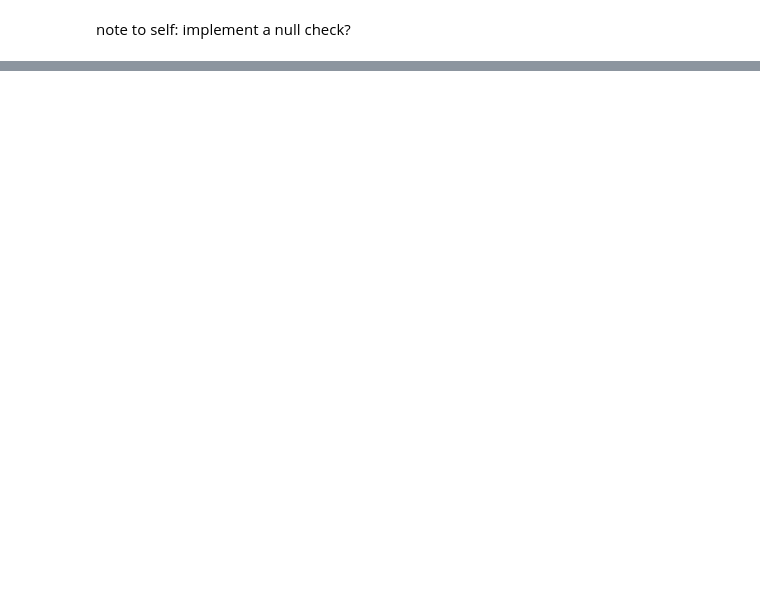
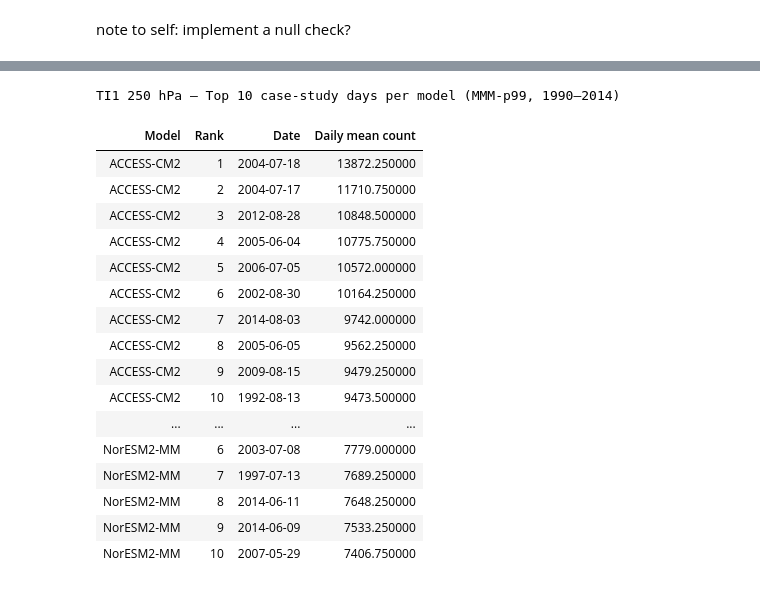
Before and after one commit to lettysolly/CAT_turbulence, a Jupyter notebook: streamlined_turbulence_code.ipynb, the cells around one changed output, grey strips where cells are left out. Drawn from its saved outputs; the diff is of its cells as text; code cells hidden in the pictures; blank space fills up the shorter version.

```diff
--- a/streamlined_turbulence_code.ipynb
+++ b/streamlined_turbulence_code.ipynb
@@ -831,0 +1216,66 @@ pd.DataFrame(rows)
+# %%
+# case studies check:
+
+case_study_dir = f"/scratch/v46/ls7238/CAT_turbulence/{turbulence_index}/{P}hPa/mmm-p99/case-studies"
+
+rows = []
+for run in list_historical:
+    _, source_id, _ = run.split("_")
+    fname = (
+        f"{case_study_dir}/{turbulence_index}-{P}hPa-top10-daily-mean_AUS-15_"
+        f"{run}_BOM_BARPA-R_v1-r1_6hr.nc"
+    )
+    if not os.path.exists(fname):
+        print(f"Missing: {run}")
+        continue
+    with xr.open_dataset(fname) as ds:
+        for i in range(len(ds.time)):
+            t     = pd.Timestamp(ds.time.values[i])
+            rank  = int(ds["rank"].values[i])
+            count = float(ds["daily_count"].values[i])
+            rows.append({
+                "Model":            source_id,
+                "Rank":             rank,
+                "Date":             t.strftime("%Y-%m-%d"),
+                "Daily mean count": count,
+            })
+
+
+df_cs = pd.DataFrame(rows)
+
+# alternating pastel colours per model
+palette = ["#f0f4f8", "#e8f4e8", "#fff8e8", "#f8e8f4", "#e8f0f8", "#f4f8e8", "#f8f0e8"]
+model_color = {m: c for m, c in zip(df_cs["Model"].unique(), palette)}
+
+styled = (
+    df_cs.style
+    .apply(lambda row: [f"background-color: {model_color.get(row['Model'], '#ffffff')}"] * len(row), axis=1)
+    .set_caption(f"{turbulence_index} {P} hPa — Top 10 case-study days per model (MMM-p99, 1990–2014)")
+    .set_table_styles([
+        {"selector": "caption", "props": [("font-weight", "bold"), ("font-size", "13px"), ("padding-bottom", "8px"), ("text-align", "left")]},
+        {"selector": "th",      "props": [("background-color", "#2c3e50"), ("color", "white"), ("padding", "5px 12px"), ("font-size", "12px")]},
+        {"selector": "td",      "props": [("padding", "3px 12px"), ("font-size", "12px")]},
+    ])
+    .hide(axis="index")
+)
+
+display(styled)
+# %% [output]
+TI1 250 hPa — Top 10 case-study days per model (MMM-p99, 1990–2014)
+| Model | Rank | Date | Daily mean count |
+| ACCESS-CM2 | 1 | 2004-07-18 | 13872.250000 |
+| ACCESS-CM2 | 2 | 2004-07-17 | 11710.750000 |
+| ACCESS-CM2 | 3 | 2012-08-28 | 10848.500000 |
+| ACCESS-CM2 | 4 | 2005-06-04 | 10775.750000 |
+| ACCESS-CM2 | 5 | 2006-07-05 | 10572.000000 |
+| ACCESS-CM2 | 6 | 2002-08-30 | 10164.250000 |
+| ACCESS-CM2 | 7 | 2014-08-03 | 9742.000000 |
+| ACCESS-CM2 | 8 | 2005-06-05 | 9562.250000 |
+| ACCESS-CM2 | 9 | 2009-08-15 | 9479.250000 |
+| ACCESS-CM2 | 10 | 1992-08-13 | 9473.500000 |
+| ... | ... | ... | ... |
+| NorESM2-MM | 6 | 2003-07-08 | 7779.000000 |
+| NorESM2-MM | 7 | 1997-07-13 | 7689.250000 |
+| NorESM2-MM | 8 | 2014-06-11 | 7648.250000 |
+| NorESM2-MM | 9 | 2014-06-09 | 7533.250000 |
+| NorESM2-MM | 10 | 2007-05-29 | 7406.750000 |
```
Also changed, not shown: parts of 29 cells of this notebook, 4 other files.
